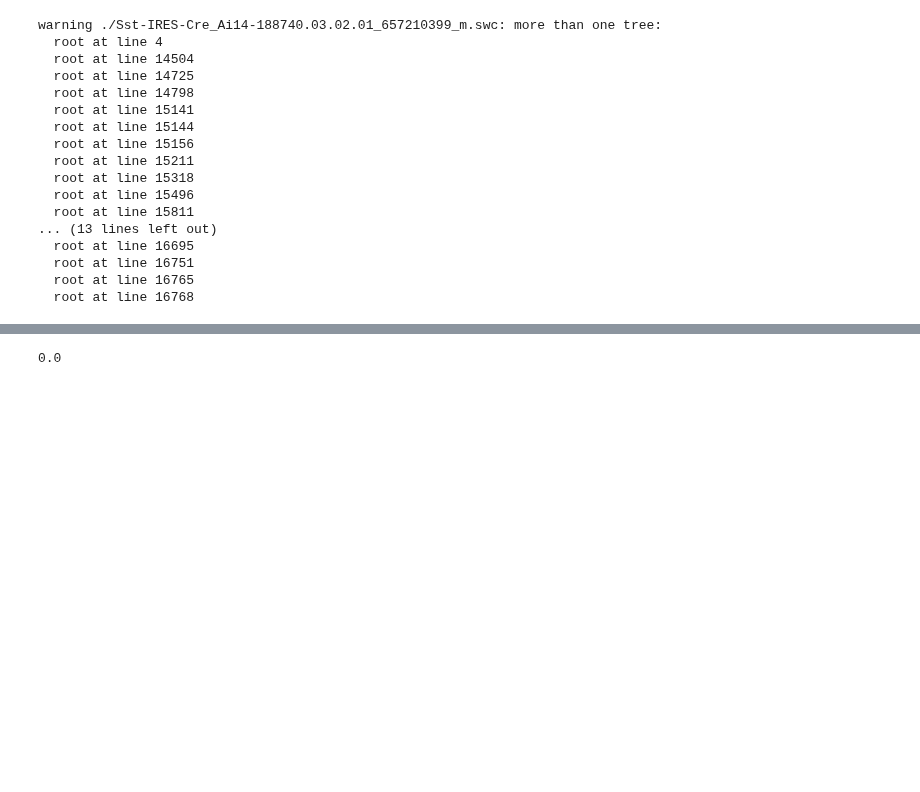
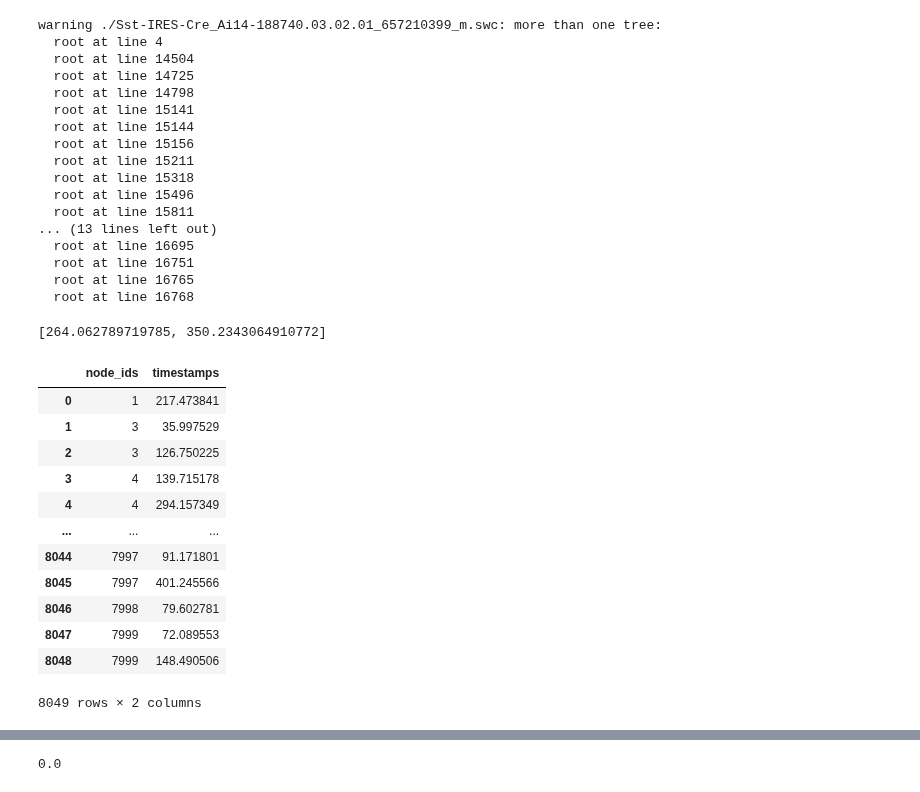
Before and after one commit to ddopp4877/single-cell-tuning, a Jupyter notebook: stim_synapses.ipynb, the cells around one changed output, grey strips where cells are left out. Drawn from its saved outputs; the diff is of its cells as text; code cells hidden in the pictures; blank space fills up the shorter version.

```diff
--- a/stim_synapses.ipynb
+++ b/stim_synapses.ipynb
@@ -164,0 +174,10 @@ PFR_firing_rate_shortened = np.array(PFR['AvgFiringRate'][PFR['Time'] >0])
+# %%
+win_size = 5
+lambdas_array = PFR_firing_rate_shortened
+train = spike_train_generation.inhomogeneous_poisson_through_num_points(lambdas_array,win_size)
+times = spike_train_generation.inhomogeneous_poisson_timestamps(lambdas_array,win_size,dt =1 )
+# %%
+background_spikes = spike_train_generation.homogeneous_poisson_timestamps(rate_hz=2, duration_ms=500)
+print(background_spikes)
+# %% [output]
+[264.062789719785, 350.2343064910772]
@@ -165 +192,17 @@ PFR_firing_rate_shortened = np.array(PFR['AvgFiringRate'][PFR['Time'] >0])
+# %%
+df
+# %% [output]
+|  | node_ids | timestamps |
+| 0 | 1 | 217.473841 |
+| 1 | 3 | 35.997529 |
+| 2 | 3 | 126.750225 |
+| 3 | 4 | 139.715178 |
+| 4 | 4 | 294.157349 |
+| ... | ... | ... |
+| 8044 | 7997 | 91.171801 |
+| 8045 | 7997 | 401.245566 |
+| 8046 | 7998 | 79.602781 |
+| 8047 | 7999 | 72.089553 |
+| 8048 | 7999 | 148.490506 |
+8049 rows × 2 columns
 # %%
```
Also changed, not shown: parts of 16 cells of this notebook, 5 other files.
